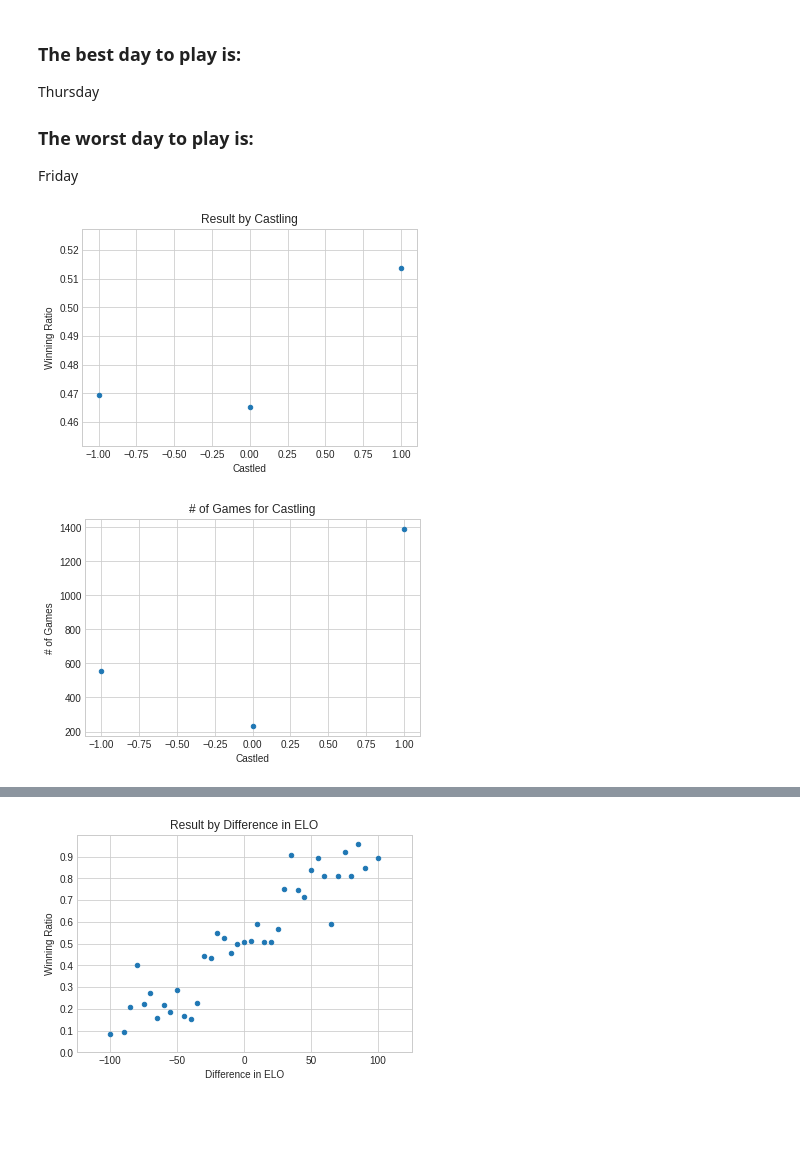
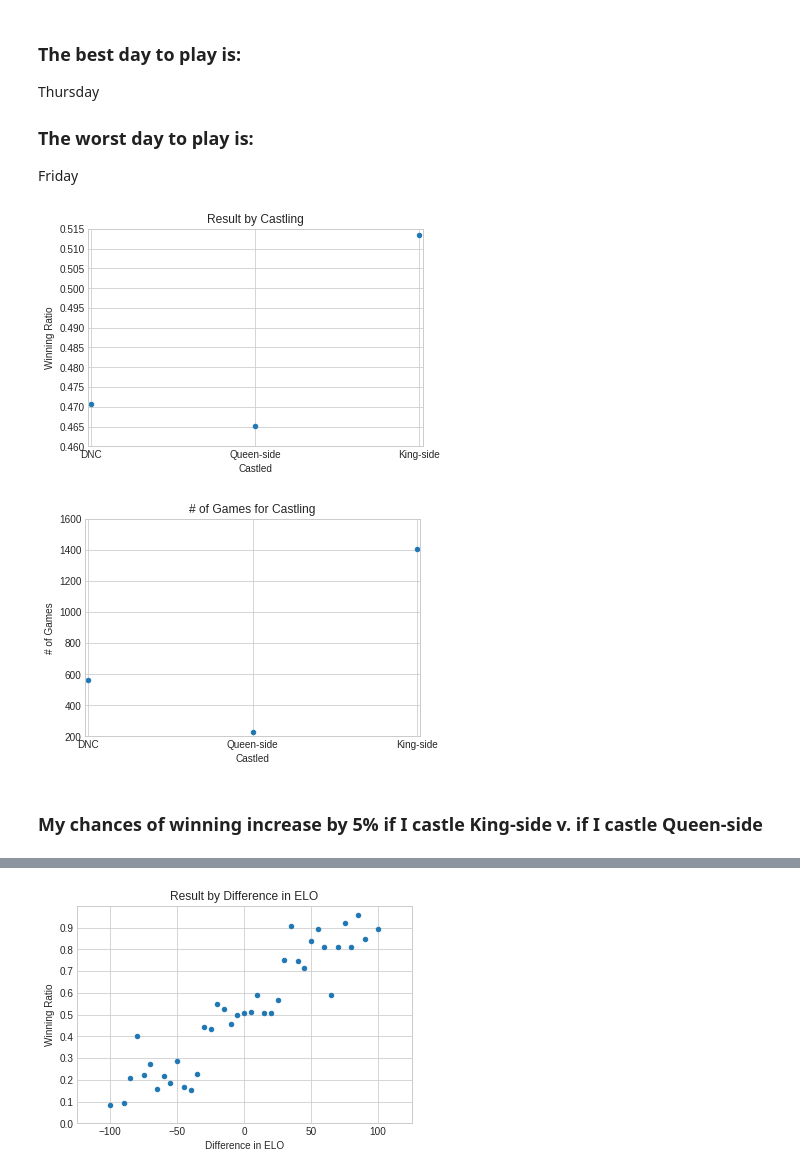
Before and after one commit to Data-is-life/lots-of-data, a Jupyter notebook: src/Chess_analysis.ipynb, the cells around one changed output, grey strips where cells are left out. Saved outputs shown, nothing was run; the diff lists cells and outputs as text; code cells hidden in the pictures; blank space fills up the shorter version.

```diff
--- a/src/Chess_analysis.ipynb
+++ b/src/Chess_analysis.ipynb
@@ -115,17 +131,27 @@ Friday
 # %%
 df_mean_by_castled = df.groupby('castled').mean()
 df_mean_by_castled.reset_index(inplace=True)
-df_mean_by_castled.plot.scatter(x='castled', y='result', marker='o',
+df_mean_by_castled.plot.scatter(x='castled', y='result',
                         title='Result by Castling', legend=False)
+plt.ylim(0.46, 0.515)
+plt.yticks(ticks=np.arange(0.46, 0.516, step=0.005))
+plt.xlim(-1.02, 1.02)
+plt.xticks(ticks=[-1,0,1], labels=['DNC', 'Queen-side', 'King-side'])
 plt.ylabel('Winning Ratio')
 plt.xlabel('Castled')
 df_count_by_castled = df.groupby('castled').count()
 df_count_by_castled.reset_index(inplace=True)
 df_count_by_castled.plot.scatter(x='castled', y='result', marker='o',
                          title='# of Games for Castling', legend=False)
+plt.ylim(200, 1600)
+plt.yticks(ticks=np.arange(200, 1700, step=200))
+plt.xlim(-1.02, 1.02)
+plt.xticks(ticks=[-1,0,1], labels=['DNC', 'Queen-side', 'King-side'])
 plt.ylabel('# of Games')
 plt.xlabel('Castled')
 plt.show()
 # %% [output]
-[figure, old version]
+[figure, new version]
-[figure, old version]
+[figure, new version]
+# %% [markdown]
+### My chances of winning increase by 5% if I castle King-side v. if I castle Queen-side
```
Also changed, not shown: parts of 14 cells of this notebook, 7 other files.
